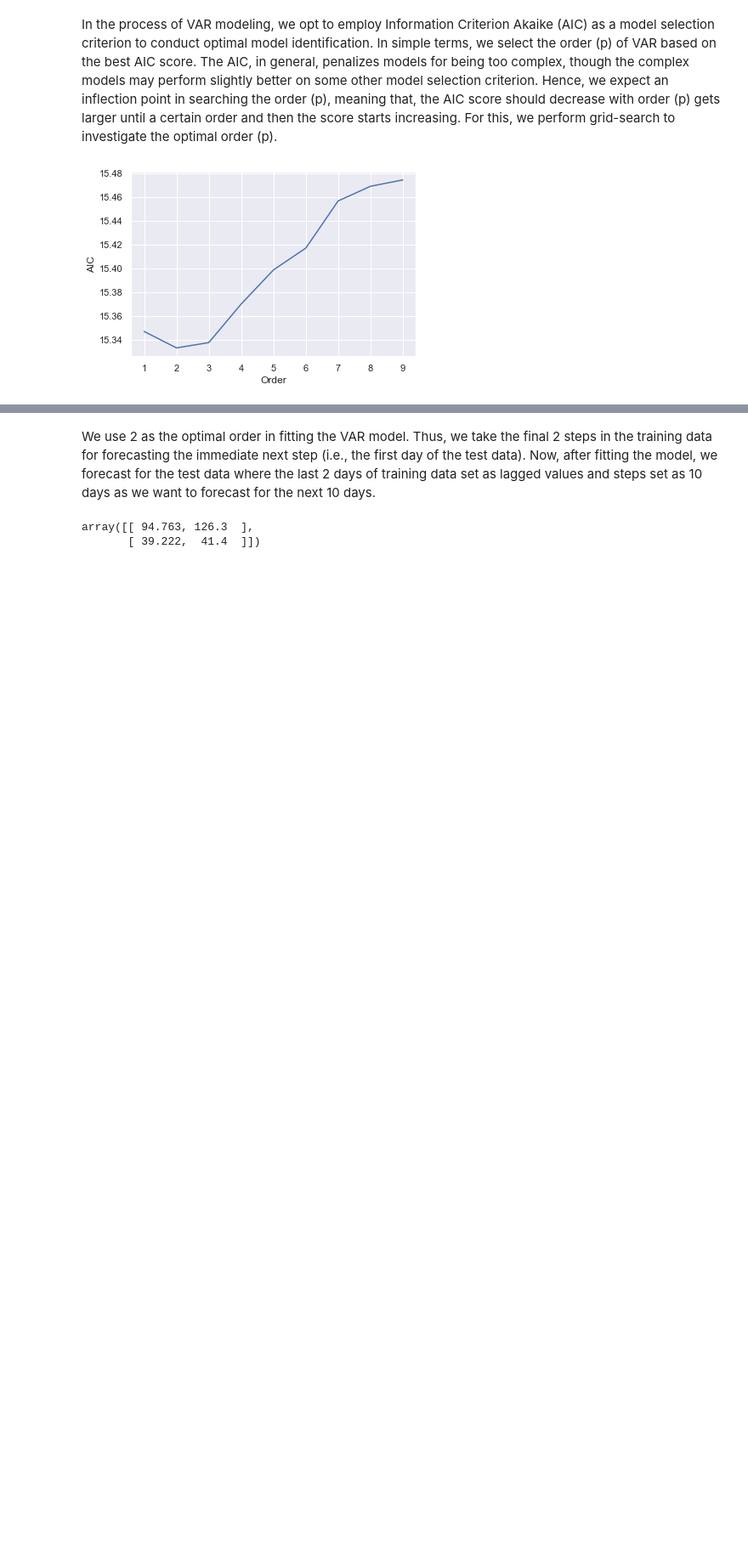
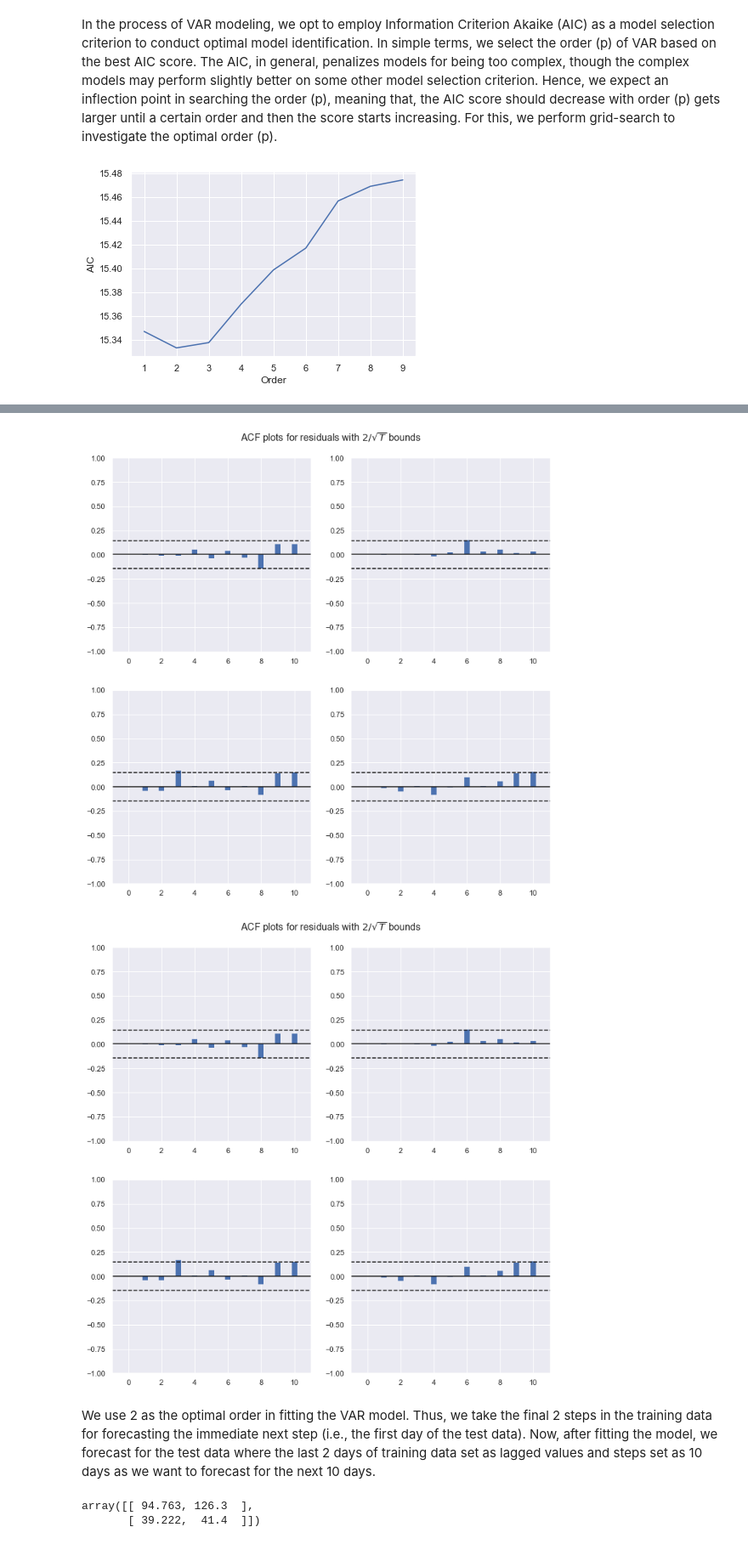
Before and after one commit to xxl4tomxu98/econometrics-gdp-dpi-VAR, a Jupyter notebook: real-world-VAR.ipynb, the cells around one changed output, grey strips where cells are left out. Shown: that part at 85% size. Drawn from its saved outputs; the diff is of its cells as text; code cells hidden in the pictures; blank space fills up the shorter version.

```diff
--- a/real-world-VAR.ipynb
+++ b/real-world-VAR.ipynb
@@ -110,3 +124,8 @@ realdpi    0.386669  1.000000
+# %%
+results.plot_acorr()
+# %% [output]
+[figure, added]
+[figure, added]
 # %% [markdown]
 We use 2 as the optimal order in fitting the VAR model. Thus, we take the final 2 steps in the training data for forecasting the immediate next step (i.e., the first day of the test data). Now, after fitting the model, we forecast for the test data where the last 2 days of training data set as lagged values and steps set as 10 days as we want to forecast for the next 10 days.
 # %%
```
Also changed, not shown: parts of 12 cells of this notebook.
